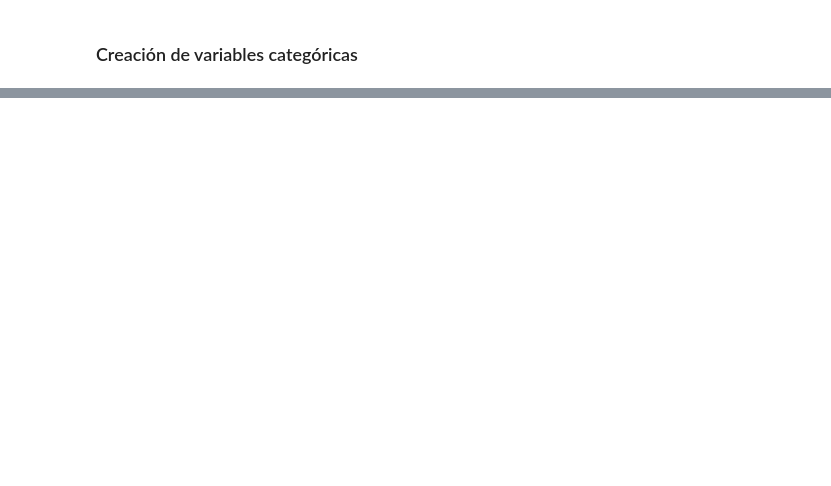
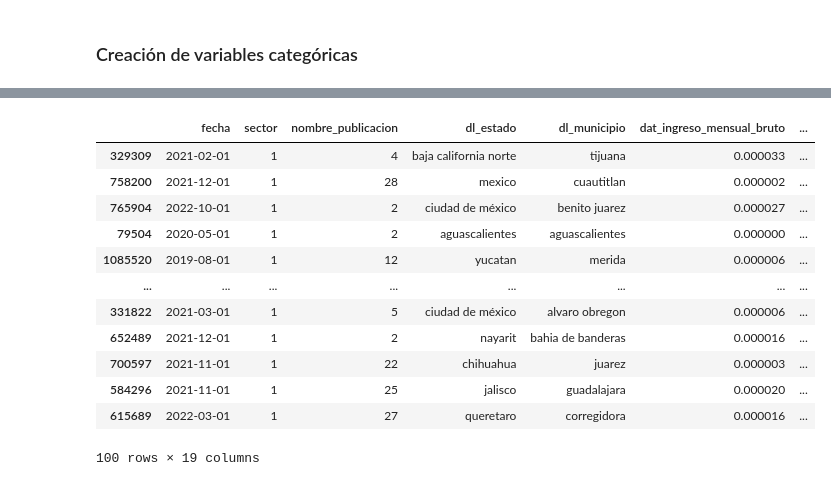
Before and after one commit to marcoyel21/bayesian_glm, a Jupyter notebook: draft/modelo_lineal_categ.ipynb, the cells around one changed output, grey strips where cells are left out. Saved outputs shown, nothing was run; the diff lists cells and outputs as text; code cells hidden in the pictures; blank space fills up the shorter version.

```diff
--- a/draft/modelo_lineal_categ.ipynb
+++ b/draft/modelo_lineal_categ.ipynb
@@ -231,6 +209,6 @@ list0={'tasa':df1['tasa_ponderada'], 'ingreso': df1['dat_ingreso_mensual_bruto']
 # %%
 # normalizamos variables para que magnitudes no sesguen el modelo
-df1['tasa_ponderada'] = df1['tasa_ponderada']/100
-df1['dat_ingreso_mensual_bruto'] = minmax_scale(df1['dat_ingreso_mensual_bruto']) + 0.01
-df1['dat_valor_vivienda_originacion'] = scale(df1['dat_valor_vivienda_originacion'])
-df1['dat_monto_orig_cred'] = scale(df1['dat_monto_orig_cred'])
+df2['tasa_ponderada'] = df2['tasa_ponderada']/100
+df2['dat_ingreso_mensual_bruto'] = scale(df2['dat_ingreso_mensual_bruto'])
+df2['dat_valor_vivienda_originacion'] = scale(df2['dat_valor_vivienda_originacion'])
+df2['dat_monto_orig_cred'] = scale(df2['dat_monto_orig_cred'])
@@ -240,0 +215,3 @@ array([2.56323147e-06, 3.40708047e-06, 1.81764434e-06, ...,
+# %%
+muestra=df2.sample(100)
+lista0=lista(muestra)
@@ -240,0 +238,16 @@ array([2.56323147e-06, 3.40708047e-06, 1.81764434e-06, ...,
+# %%
+muestra
+# %% [output]
+|  | fecha | sector | nombre_publicacion | dl_estado | dl_municipio | dat_ingreso_mensual_bruto | ... |
+| 329309 | 2021-02-01 | 1 | 4 | baja california norte | tijuana | 0.000033 | ... |
+| 758200 | 2021-12-01 | 1 | 28 | mexico | cuautitlan | 0.000002 | ... |
+| 765904 | 2022-10-01 | 1 | 2 | ciudad de méxico | benito juarez | 0.000027 | ... |
+| 79504 | 2020-05-01 | 1 | 2 | aguascalientes | aguascalientes | 0.000000 | ... |
+| 1085520 | 2019-08-01 | 1 | 12 | yucatan | merida | 0.000006 | ... |
+| ... | ... | ... | ... | ... | ... | ... | ... |
+| 331822 | 2021-03-01 | 1 | 5 | ciudad de méxico | alvaro obregon | 0.000006 | ... |
+| 652489 | 2021-12-01 | 1 | 2 | nayarit | bahia de banderas | 0.000016 | ... |
+| 700597 | 2021-11-01 | 1 | 22 | chihuahua | juarez | 0.000003 | ... |
+| 584296 | 2021-11-01 | 1 | 25 | jalisco | guadalajara | 0.000020 | ... |
+| 615689 | 2022-03-01 | 1 | 27 | queretaro | corregidora | 0.000016 | ... |
+100 rows × 19 columns
```
Also changed, not shown: parts of 11 cells of this notebook.
